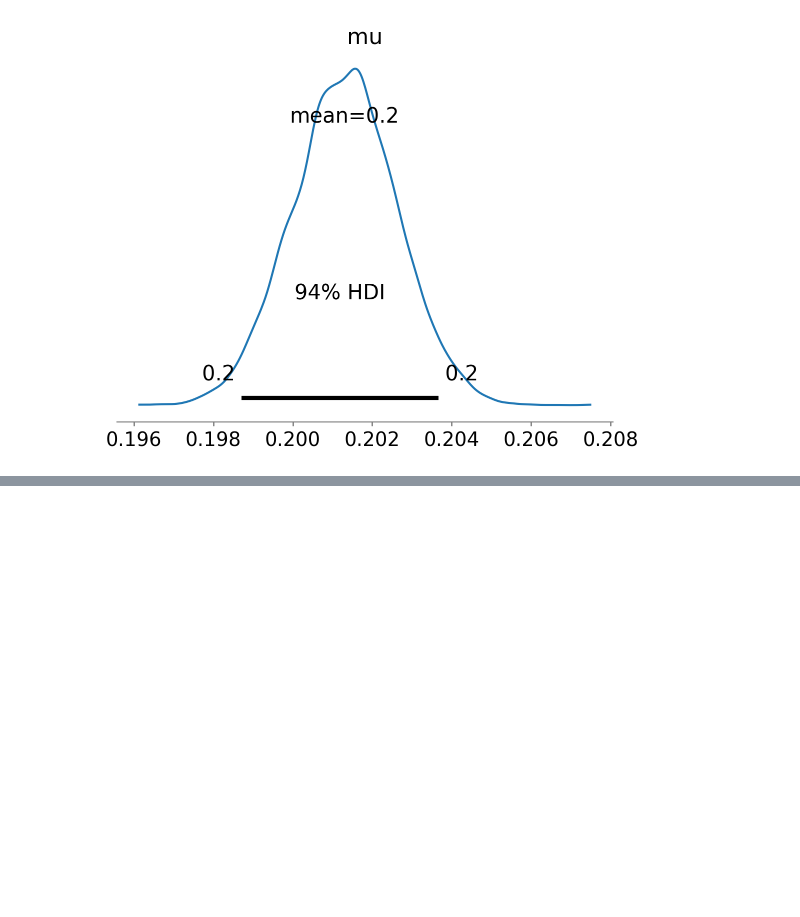
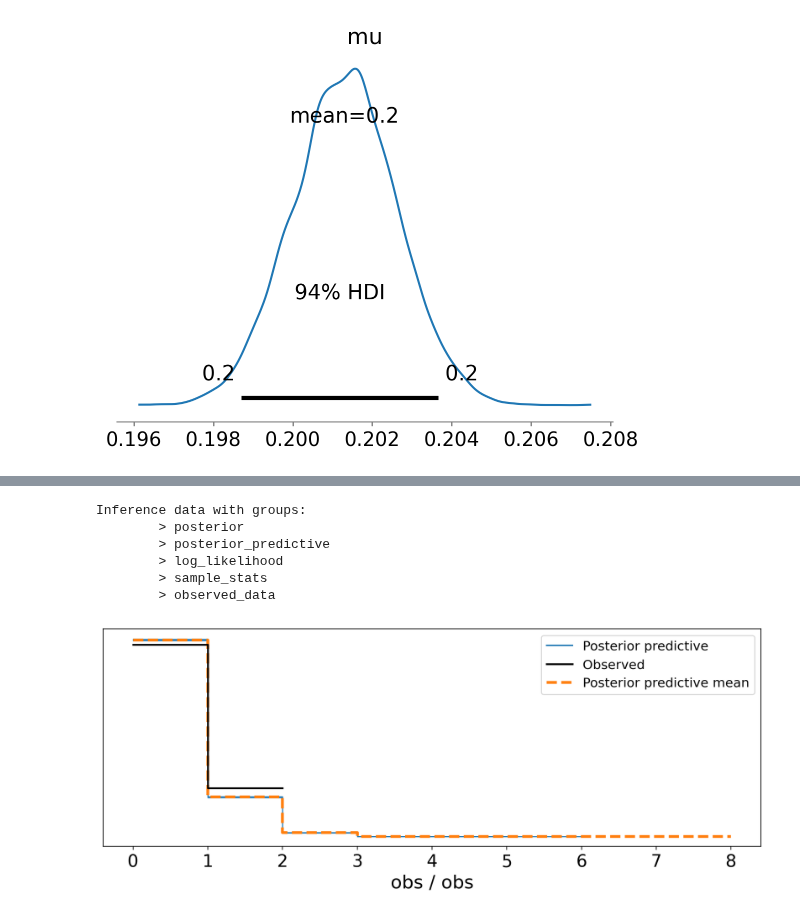
Before and after one commit to kazutax/AB_test, a Jupyter notebook: notebook/004_NumPyro_Sample実行.ipynb, the cells around one changed output, grey strips where cells are left out. Cells and saved outputs as stored; diff of their text form; code cells hidden in the pictures; blank space fills up the shorter version.

```diff
--- a/notebook/004_NumPyro_Sample実行.ipynb
+++ b/notebook/004_NumPyro_Sample実行.ipynb
@@ -79,0 +105,13 @@ az.plot_posterior(idata)
+# %%
+idata_ppc
+# %% [output]
+Inference data with groups:
+        > posterior
+        > posterior_predictive
+        > log_likelihood
+        > sample_stats
+        > observed_data
+# %%
+az.plot_ppc(idata_ppc, kind = 'kde', num_pp_samples = 50, figsize = (12,4));
+# %% [output]
+[figure, added]
```
Also changed, not shown: parts of 7 cells of this notebook.
